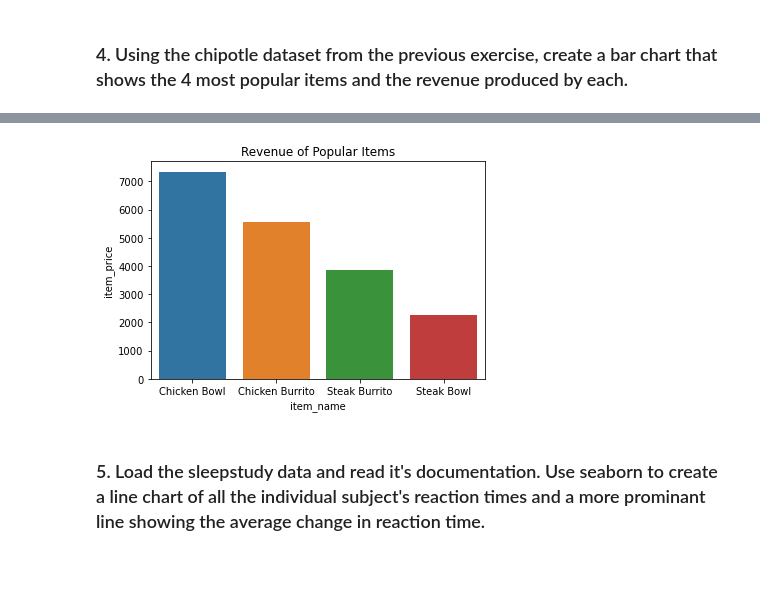
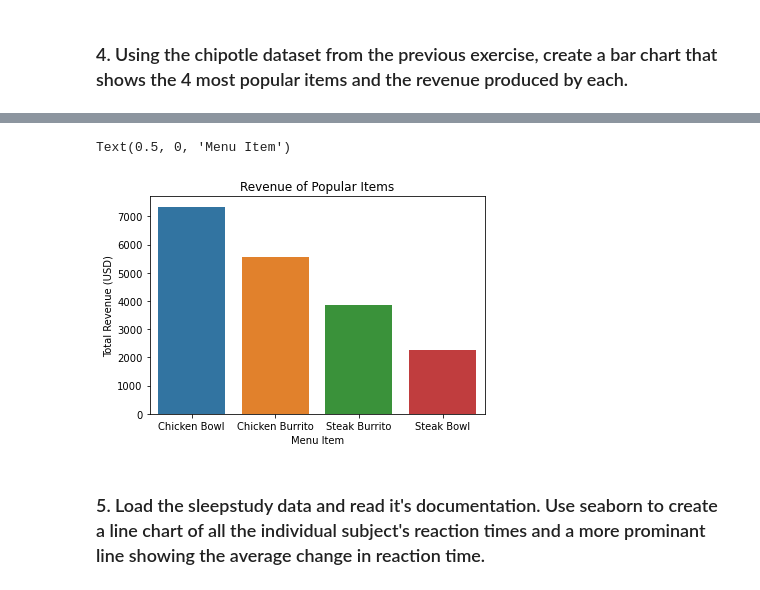
Before and after one commit to wheelerjoshua/numpy-pandas-visualization-exercises, a Jupyter notebook: seaborn_exercises.ipynb, the cells around one changed output, grey strips where cells are left out. Saved outputs shown, nothing was run; the diff lists cells and outputs as text; code cells hidden in the pictures.

Commit message:
updated seaborn exercises

```diff
--- a/seaborn_exercises.ipynb
+++ b/seaborn_exercises.ipynb
@@ -244,0 +231,2 @@ memory usage: 21.9+ KB
+# %%
+chipotle = pd.read_csv('~/codeup-data-science/numpy-pandas-visualization-exercises/chipotle.csv')
@@ -247,10 +259,11 @@ popular_items = pd.DataFrame(chipotle.groupby('item_name').item_price.sum().sort
-# %%
-popular_items.reset_index(inplace=True)
 # %%
-sns.barplot(data = popular_items, x = 'item_name', y = 'item_price')
-plt.title('Revenue of Popular Items');
+sns.barplot(data = popular_items, x = popular_items.index, y = 'item_price')
+plt.title('Revenue of Popular Items')
+plt.ylabel('Total Revenue (USD)')
+plt.xlabel('Menu Item')
 # %% [output]
+Text(0.5, 0, 'Menu Item')
-[figure, old version]
+[figure, new version]
 # %% [markdown]
 ### 5. Load the sleepstudy data and read it's documentation. Use seaborn to create a line chart of all the individual subject's reaction times and a more prominant line showing the average change in reaction time.
 # %%
```
Also changed, not shown: parts of 15 cells of this notebook, 2 other files.
